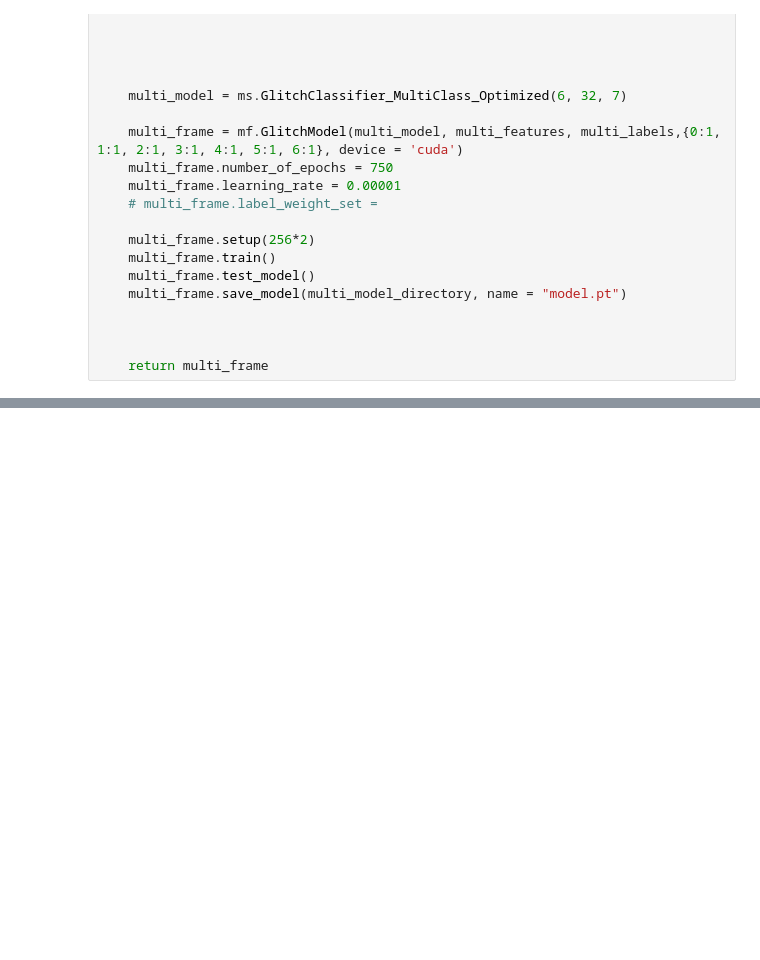
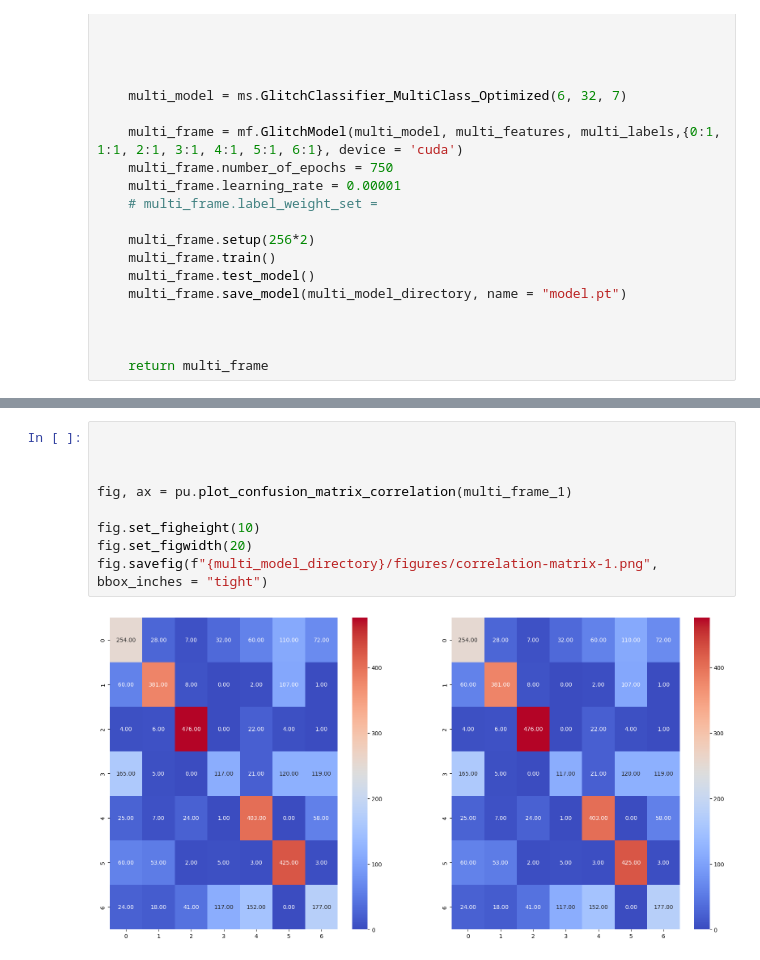
Before and after one commit to Lolle2001/ml-gw-project, a Jupyter notebook: main/multiclass_network.ipynb, the cells around one changed output, grey strips where cells are left out. Saved outputs shown, nothing was run; the diff lists cells and outputs as text; blank space fills up the shorter version.

```diff
--- a/main/multiclass_network.ipynb
+++ b/main/multiclass_network.ipynb
@@ -90,0 +55,11 @@ fig.savefig(f"{multi_model_directory}/figures/performance-overview-1.png", bbox_
+# %%
+
+
+
+fig, ax = pu.plot_confusion_matrix_correlation(multi_frame_1)
+
+fig.set_figheight(10)
+fig.set_figwidth(20)
+fig.savefig(f"{multi_model_directory}/figures/correlation-matrix-1.png", bbox_inches = "tight")
+# %% [output]
+[figure, added]
```
Also changed, not shown: parts of 3 cells of this notebook, 7 other files.
